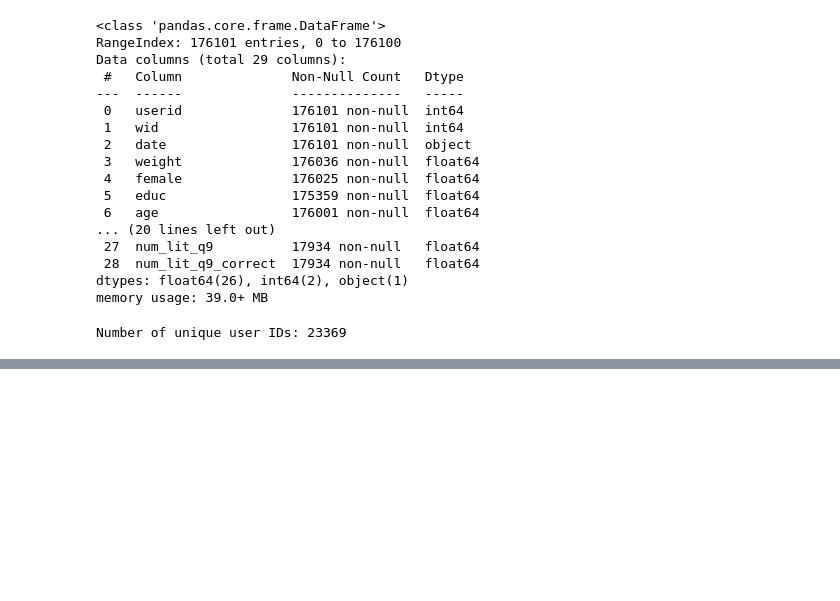
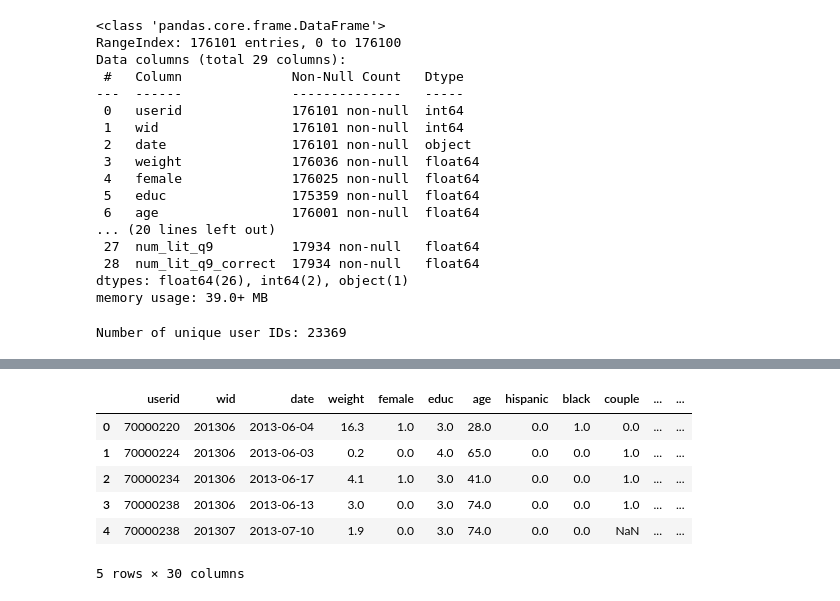
Before and after one commit to MarcDiechler/Tech2-Term-Paper, a Jupyter notebook: Term-paper/MD_3.ipynb, the cells around one changed output, grey strips where cells are left out. Saved outputs shown, nothing was run; the diff lists cells and outputs as text; code cells hidden in the pictures; blank space fills up the shorter version.

```diff
--- a/Term-paper/MD_3.ipynb
+++ b/Term-paper/MD_3.ipynb
@@ -183,0 +202,10 @@ except Exception as e:
+# %%
+merged_df.head()
+# %% [output]
+|  | userid | wid | date | weight | female | educ | age | hispanic | black | couple | ... | ... |
+| 0 | 70000220 | 201306 | 2013-06-04 | 16.3 | 1.0 | 3.0 | 28.0 | 0.0 | 1.0 | 0.0 | ... | ... |
+| 1 | 70000224 | 201306 | 2013-06-03 | 0.2 | 0.0 | 4.0 | 65.0 | 0.0 | 0.0 | 1.0 | ... | ... |
+| 2 | 70000234 | 201306 | 2013-06-17 | 4.1 | 1.0 | 3.0 | 41.0 | 0.0 | 0.0 | 1.0 | ... | ... |
+| 3 | 70000238 | 201306 | 2013-06-13 | 3.0 | 0.0 | 3.0 | 74.0 | 0.0 | 0.0 | 1.0 | ... | ... |
+| 4 | 70000238 | 201307 | 2013-07-10 | 1.9 | 0.0 | 3.0 | 74.0 | 0.0 | 0.0 | NaN | ... | ... |
+5 rows × 30 columns
```
Also changed, not shown: parts of 1 cell of this notebook, 1 other file.
